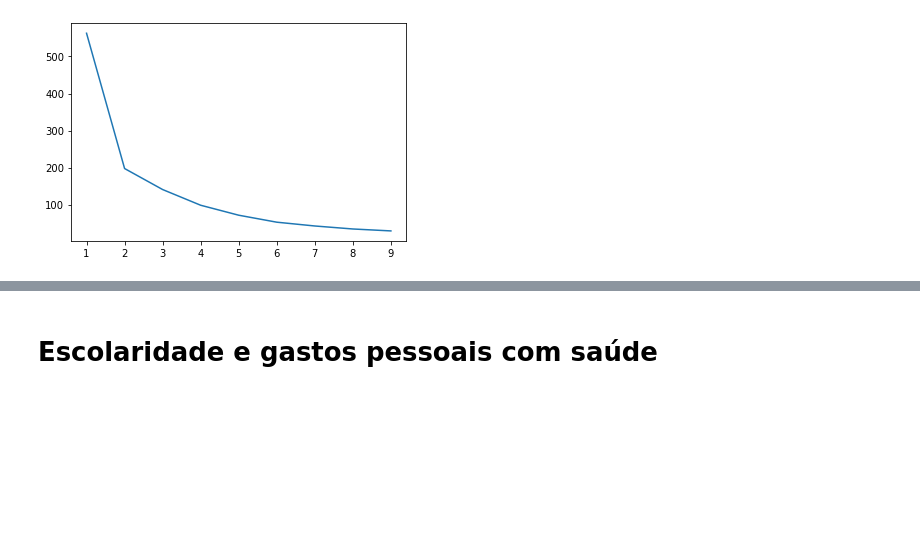
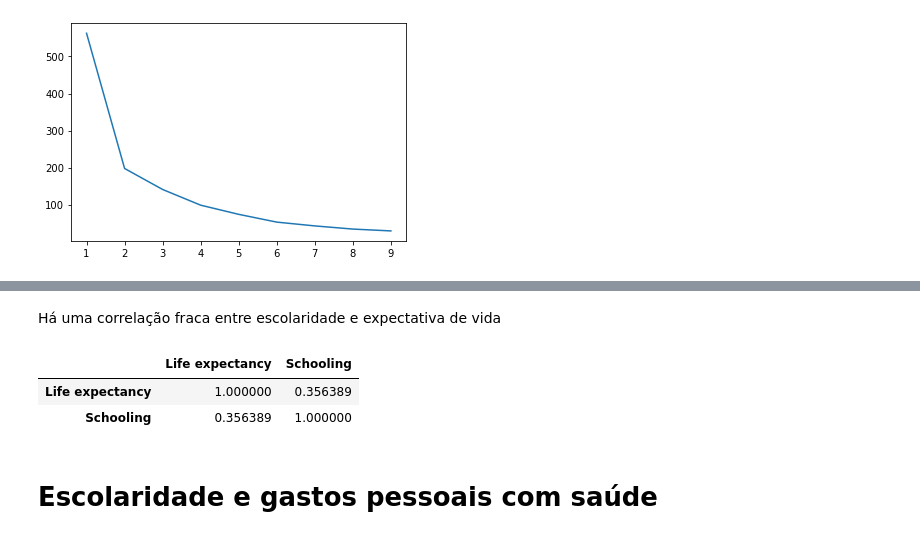
Before and after one commit to BergsonMelo/Expectativa-de-Vida, a Jupyter notebook: Agrupamento_por_idh.ipynb, the cells around one changed output, grey strips where cells are left out. Saved outputs shown, nothing was run; the diff lists cells and outputs as text; code cells hidden in the pictures; blank space fills up the shorter version.

```diff
--- a/Agrupamento_por_idh.ipynb
+++ b/Agrupamento_por_idh.ipynb
@@ -931,3 +988,11 @@ name_countries_classificated(df_, kmeans.labels_)
+# %% [markdown]
+Há uma correlação fraca entre escolaridade e expectativa de vida
+# %%
+df_8[["Life expectancy ", "Schooling"]].corr()
+# %% [output]
+|  | Life expectancy | Schooling |
+| Life expectancy | 1.000000 | 0.356389 |
+| Schooling | 0.356389 | 1.000000 |
 # %% [markdown]
 # Escolaridade e gastos pessoais com saúde
 # %%
```
Also changed, not shown: parts of 49 cells of this notebook.
